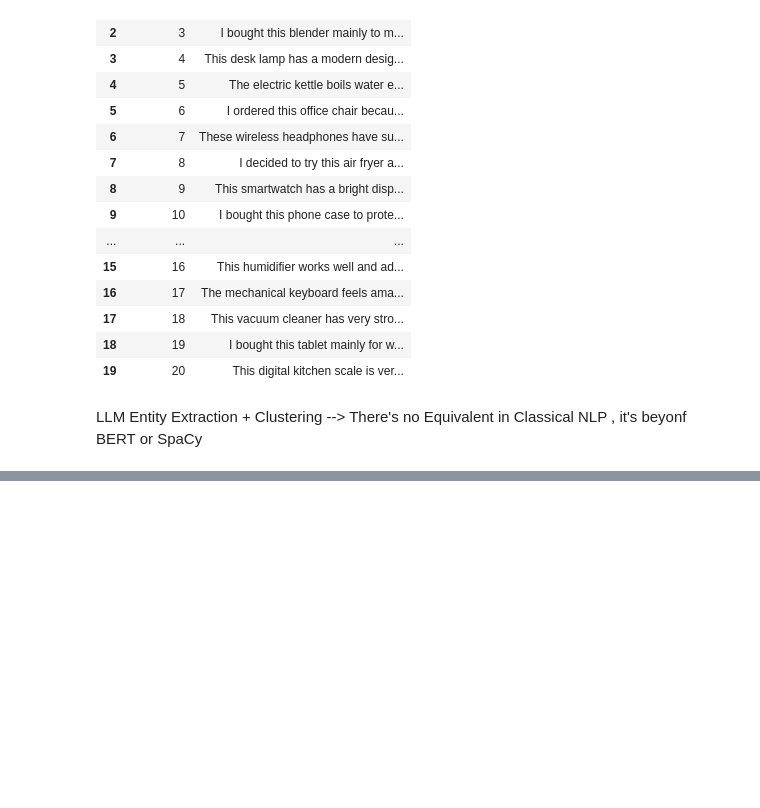
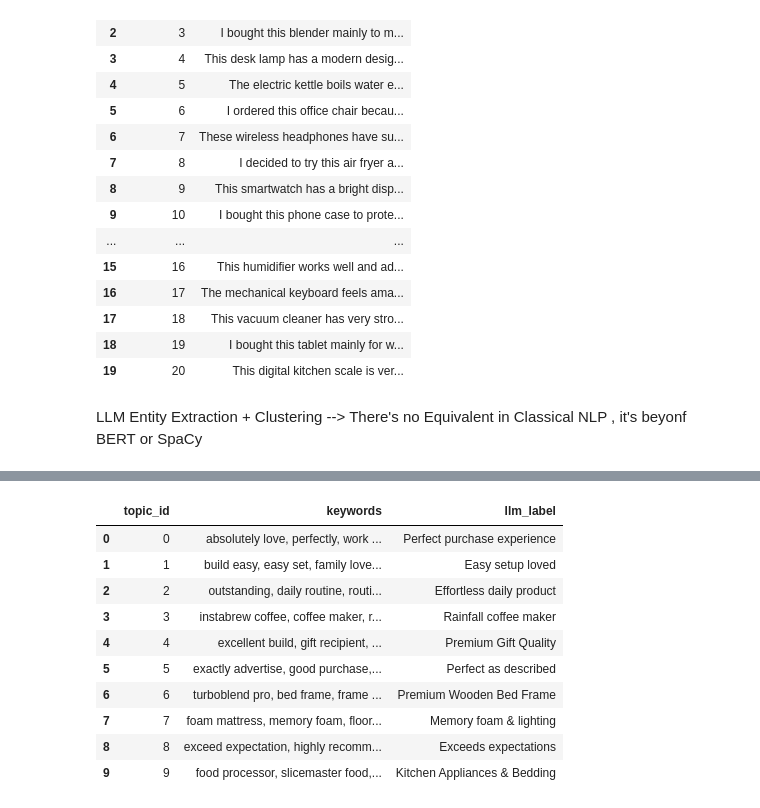
Before and after one commit to CodeByKiran/LLM_engineering, a Jupyter notebook: notebooks/nlp_tasks.ipynb, the cells around one changed output, grey strips where cells are left out. Drawn from its saved outputs; the diff is of its cells as text; code cells hidden in the pictures; blank space fills up the shorter version.

```diff
--- a/notebooks/nlp_tasks.ipynb
+++ b/notebooks/nlp_tasks.ipynb
@@ -87,0 +198,43 @@ LLM Entity Extraction + Clustering --> There's no Equivalent in Classical NLP ,
+# %%
+lda_topics = {
+0: ["absolutely love","perfectly","work perfectly","arrive time","buy"],
+1: ["build easy","easy set","family love","set","easy"],
+2: ["outstanding","daily routine","routine easy","product","easy thank"],
+3: ["instabrew coffee","coffee maker","rainfall showerhead","aquaflow rainfall"],
+4: ["excellent build","gift recipient","build quality","recipient love"],
+5: ["exactly advertise","good purchase","purchase year","work exactly"],
+6: ["turboblend pro","bed frame","frame queen","woodcraft bed"],
+7: ["foam mattress","memory foam","floor lamp","glowlight floor"],
+8: ["exceed expectation","highly recommend","great product"],
+9: ["food processor","slicemaster food","cloudpillow set"]
+}
+# %%
+from src.llm_tasks import label_topic
+
+topic_labels = []
+
+for topic_id, keywords in lda_topics.items():
+
+    label = label_topic(keywords)
+
+    topic_labels.append({
+        "topic_id": topic_id,
+        "keywords": ", ".join(keywords),
+        "llm_label": label
+    })
+
+df_topic_labels = pd.DataFrame(topic_labels)
+
+df_topic_labels
+# %% [output]
+|  | topic_id | keywords | llm_label |
+| 0 | 0 | absolutely love, perfectly, work ... | Perfect purchase experience |
+| 1 | 1 | build easy, easy set, family love... | Easy setup loved |
+| 2 | 2 | outstanding, daily routine, routi... | Effortless daily product |
+| 3 | 3 | instabrew coffee, coffee maker, r... | Rainfall coffee maker |
+| 4 | 4 | excellent build, gift recipient, ... | Premium Gift Quality |
+| 5 | 5 | exactly advertise, good purchase,... | Perfect as described |
+| 6 | 6 | turboblend pro, bed frame, frame ... | Premium Wooden Bed Frame |
+| 7 | 7 | foam mattress, memory foam, floor... | Memory foam & lighting |
+| 8 | 8 | exceed expectation, highly recomm... | Exceeds expectations |
+| 9 | 9 | food processor, slicemaster food,... | Kitchen Appliances & Bedding |
```
Also changed, not shown: parts of 14 cells of this notebook, 3 other files.
